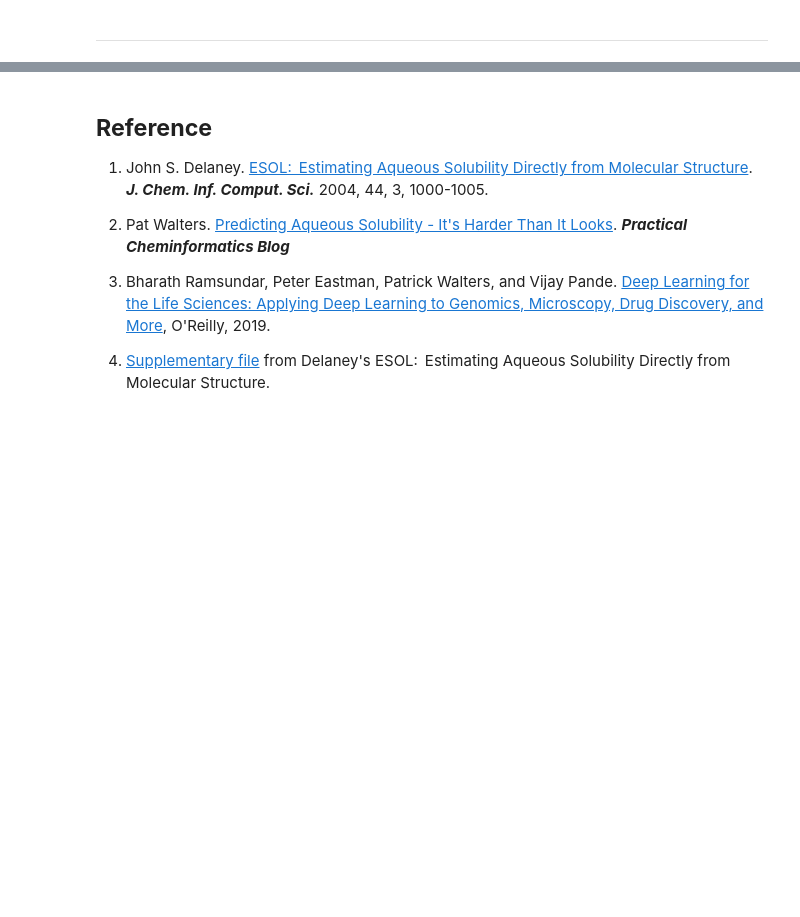
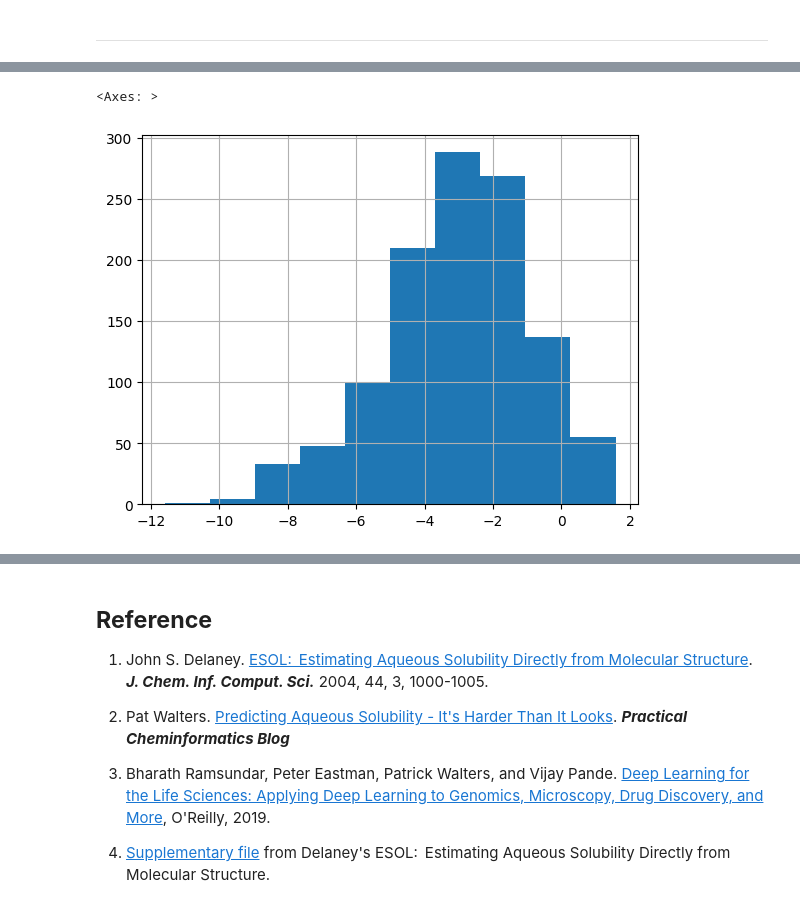
Before and after one commit to IrfanShaik35/Data-Analysis-Projects, a Jupyter notebook: Drug Discovery/predicting solubility of molecules/predicting_solubility.ipynb, the cells around one changed output, grey strips where cells are left out. Drawn from its saved outputs; the diff is of its cells as text; code cells hidden in the pictures; blank space fills up the shorter version.

```diff
--- a/Drug Discovery/predicting solubility of molecules/predicting_solubility.ipynb
+++ b/Drug Discovery/predicting solubility of molecules/predicting_solubility.ipynb
@@ -664,0 +676,4 @@ drwxr-xr-x 1 root root     4096 Apr  3 16:24 sample_data
+# %%
+Y= sol.iloc[:,1]
+Y = Y.rename("logS")
+Y
@@ -664,0 +695,5 @@ drwxr-xr-x 1 root root     4096 Apr  3 16:24 sample_data
+# %%
+Y.hist()
+# %% [output]
+<Axes: >
+[figure, added]
```
Also changed, not shown: parts of 9 cells of this notebook.
